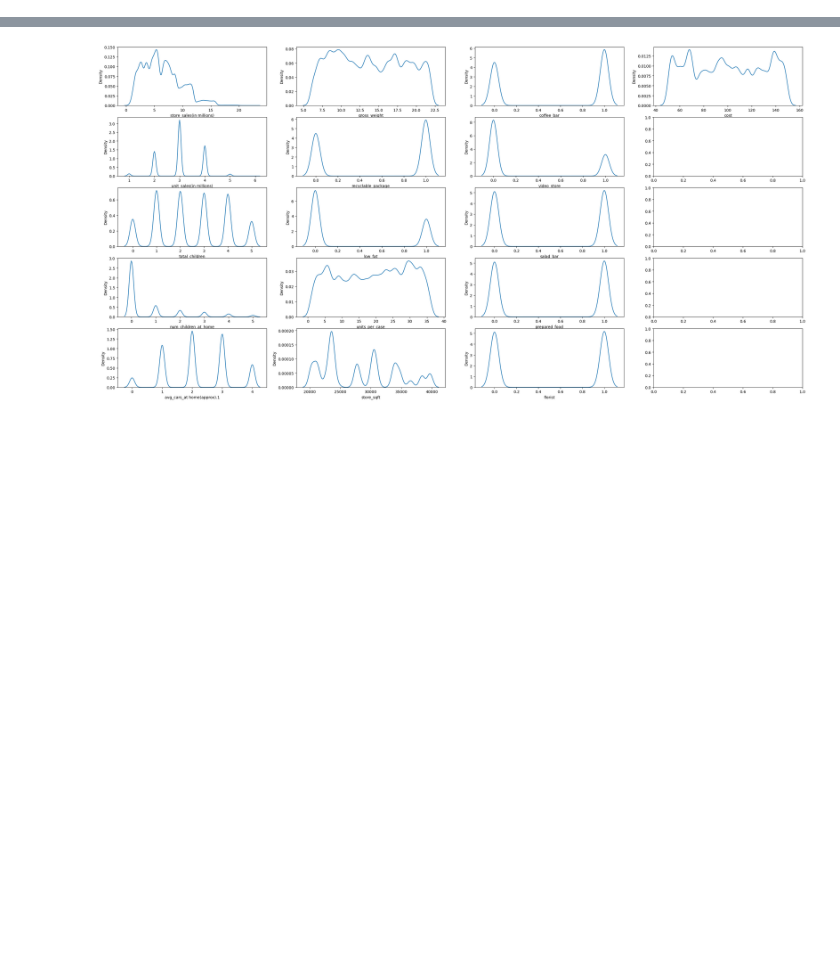
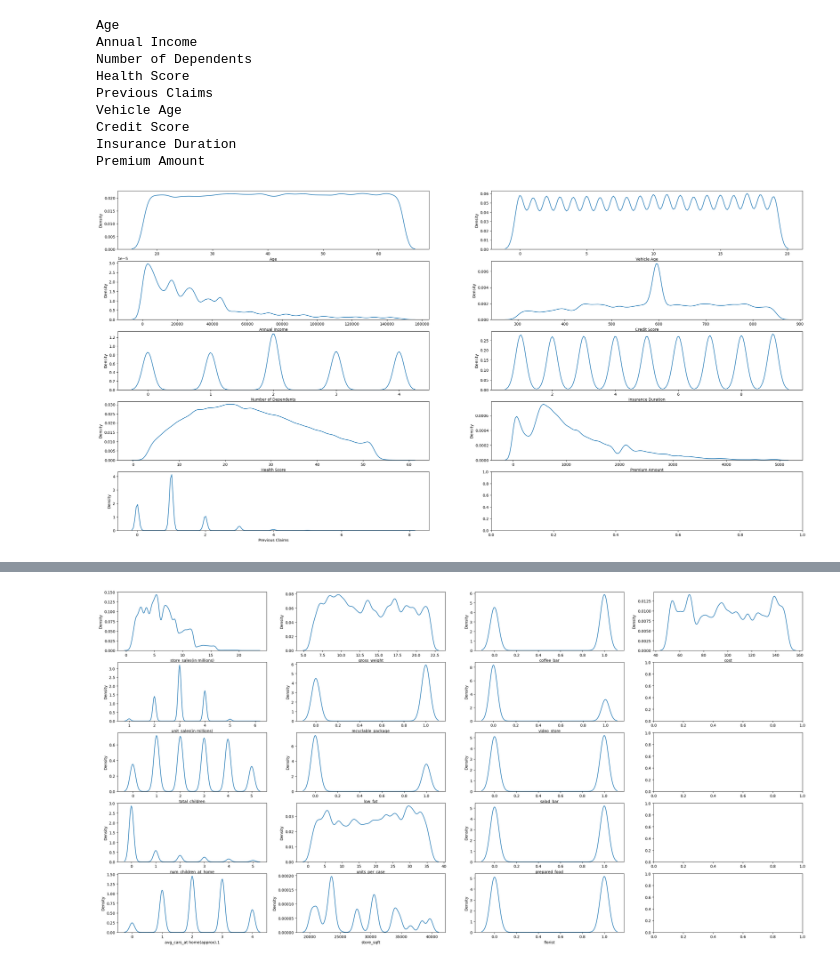
Before and after one commit to AntoxaZ18/ml-algorithms, a Jupyter notebook: module_3/poly/task.ipynb, the cells around one changed output, grey strips where cells are left out. Saved outputs shown, nothing was run; the diff lists cells and outputs as text; code cells hidden in the pictures; blank space fills up the shorter version.

```diff
--- a/module_3/poly/task.ipynb
+++ b/module_3/poly/task.ipynb
@@ -80,0 +90,8 @@ dtype: int64
+# %%
+#Заменим na значения на медиану
+
+df['Previous Claims'] = df['Previous Claims'].fillna(df['Previous Claims'].median())
+df['Credit Score'] = df['Credit Score'].fillna(df['Credit Score'].median())
+df['Number of Dependents'] = df['Number of Dependents'].fillna(df['Number of Dependents'].median())
+
+print(df.select_dtypes(include=np.number).isna().sum())
@@ -80,0 +109,19 @@ dtype: int64
+# %%
+df_num = df.select_dtypes(include=np.number)
+
+features = list(df_num.columns)
+fig, axes = plt.subplots(5, len(features) // 5 + 1, figsize=(32, 16))
+
+for idx, col in enumerate(features):
+    sns.kdeplot(data=df_num, x=col, ax=axes[idx % 5, idx // 5])
+# %% [output]
+Age
+Annual Income
+Number of Dependents
+Health Score
+Previous Claims
+Vehicle Age
+Credit Score
+Insurance Duration
+Premium Amount
+[figure, added]
```
Also changed, not shown: parts of 9 cells of this notebook, 1 other file.
